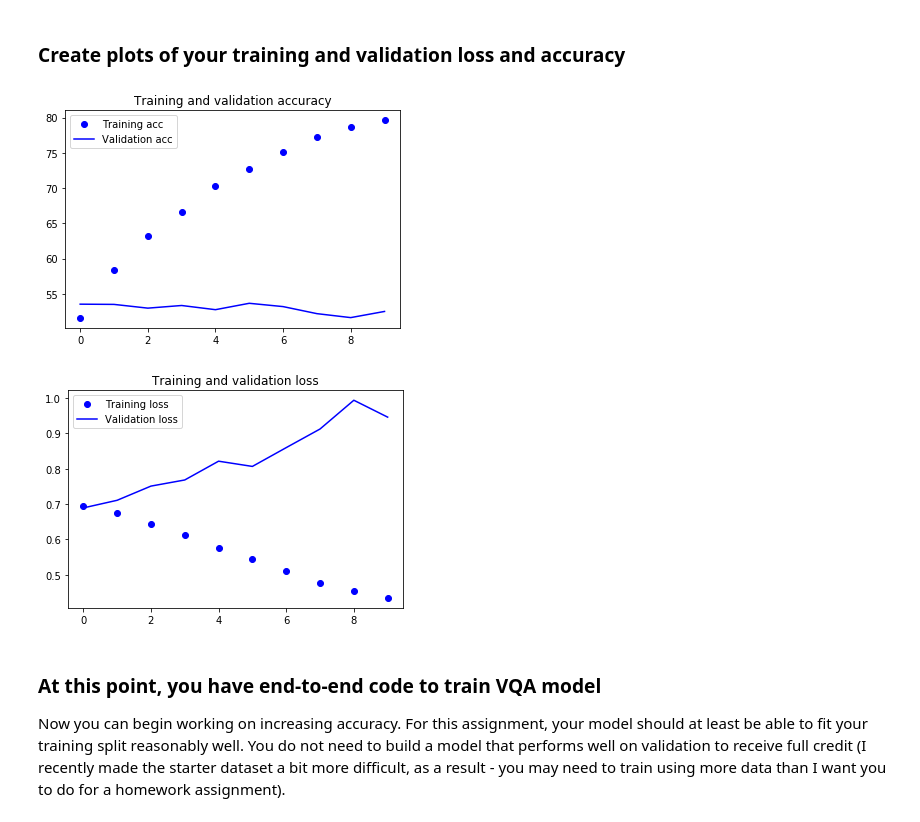
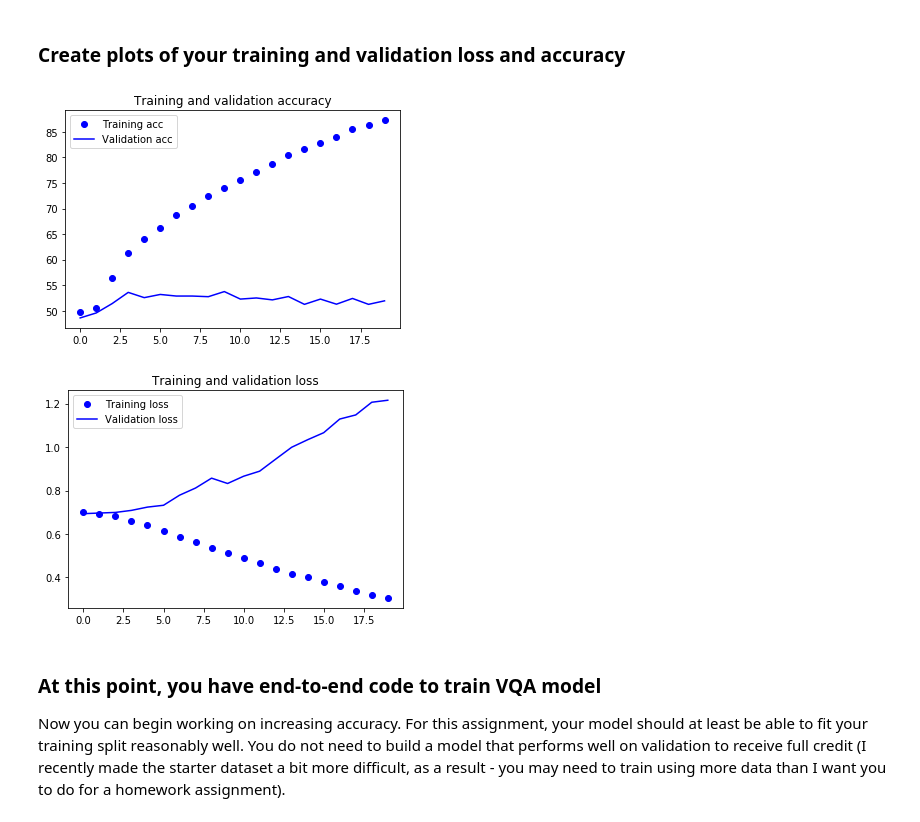
Before and after one commit to ysjbluemoon/Applied-Deep-Learning, a Jupyter notebook: Assignment 4/a4_2.ipynb, the cells around one changed output. Cells and saved outputs as stored; diff of their text form; code cells hidden in the pictures.

```diff
--- a/Assignment 4/a4_2.ipynb
+++ b/Assignment 4/a4_2.ipynb
@@ -702,7 +706,7 @@
 train_loss_history, train_acc_history = [], []
 val_loss_history, val_acc_history = [], []
 
-epochs = 10 # Your code here
+epochs = 20 # Your code here
 
 # Training loop
 for epoch in range(epochs):
@@ -745,5 +749,5 @@ for epoch in range(epochs):
   # Your code here
   # Save a checkpoint after each epoch
   print("Saving weights")
-  model.save_weights(checkpoint_dir)
+  model.save_weights(checkpoint_path)
 # %% [output]
@@ -770,24 +771,24 @@ Saving weights
 # %% [markdown]
 ### Create plots of your training and validation loss and accuracy
 # %%
-epochs = range(10)
+epochs = range(epochs)
 
 plt.plot(epochs, train_acc_history, 'bo', label='Training acc')
 plt.plot(epochs, val_acc_history, 'b', label='Validation acc')
 plt.title('Training and validation accuracy')
 plt.legend()
 
 plt.figure()
 
 plt.plot(epochs, train_loss_history, 'bo', label='Training loss')
 plt.plot(epochs, val_loss_history, 'b', label='Validation loss')
 plt.title('Training and validation loss')
 plt.legend()
 
 plt.show()
 # %% [output]
-[figure, old version]
+[figure, new version]
-[figure, old version]
+[figure, new version]
 # %% [markdown]
 ### At this point, you have end-to-end code to train VQA model
 Now you can begin working on increasing accuracy. For this assignment, your model should at least be able to fit your training split reasonably well. You do not need to build a model that performs well on validation to receive full credit (I recently made the starter dataset a bit more difficult, as a result - you may need to train using more data than I want you to do for a homework assignment).
```
Also changed, not shown: parts of 21 cells of this notebook.
